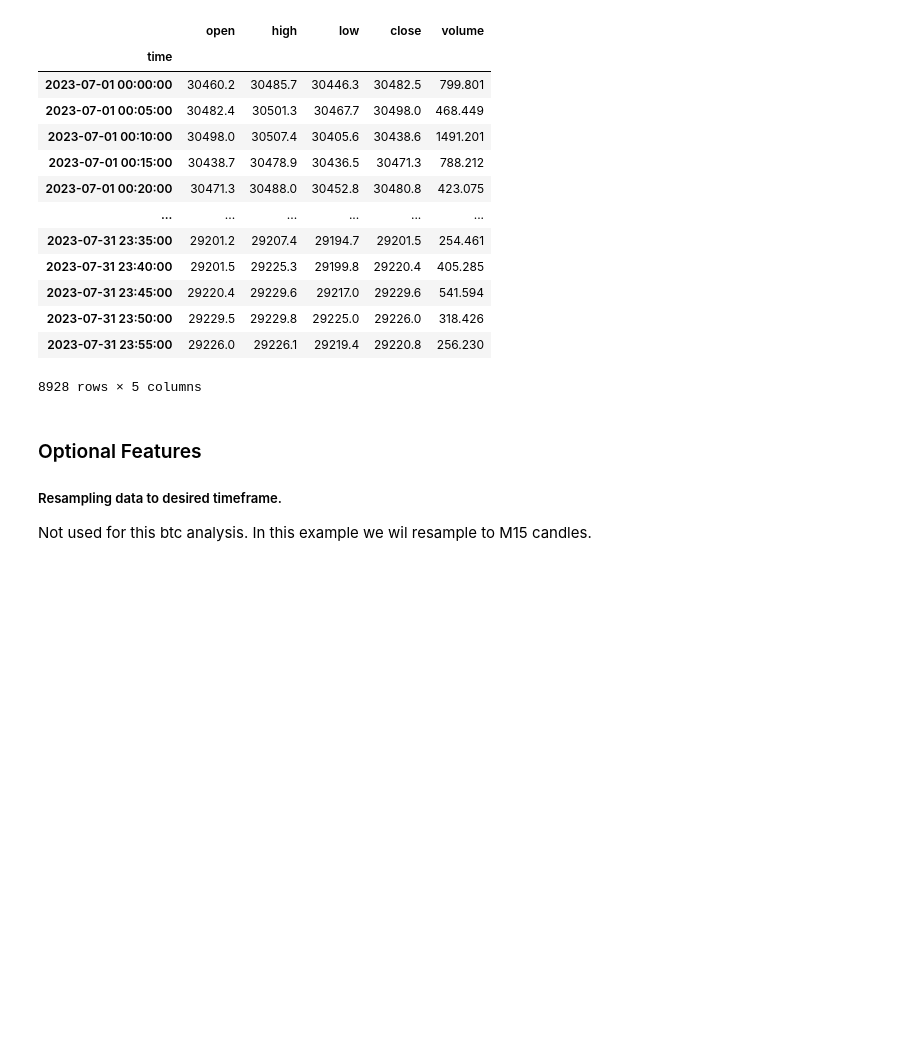
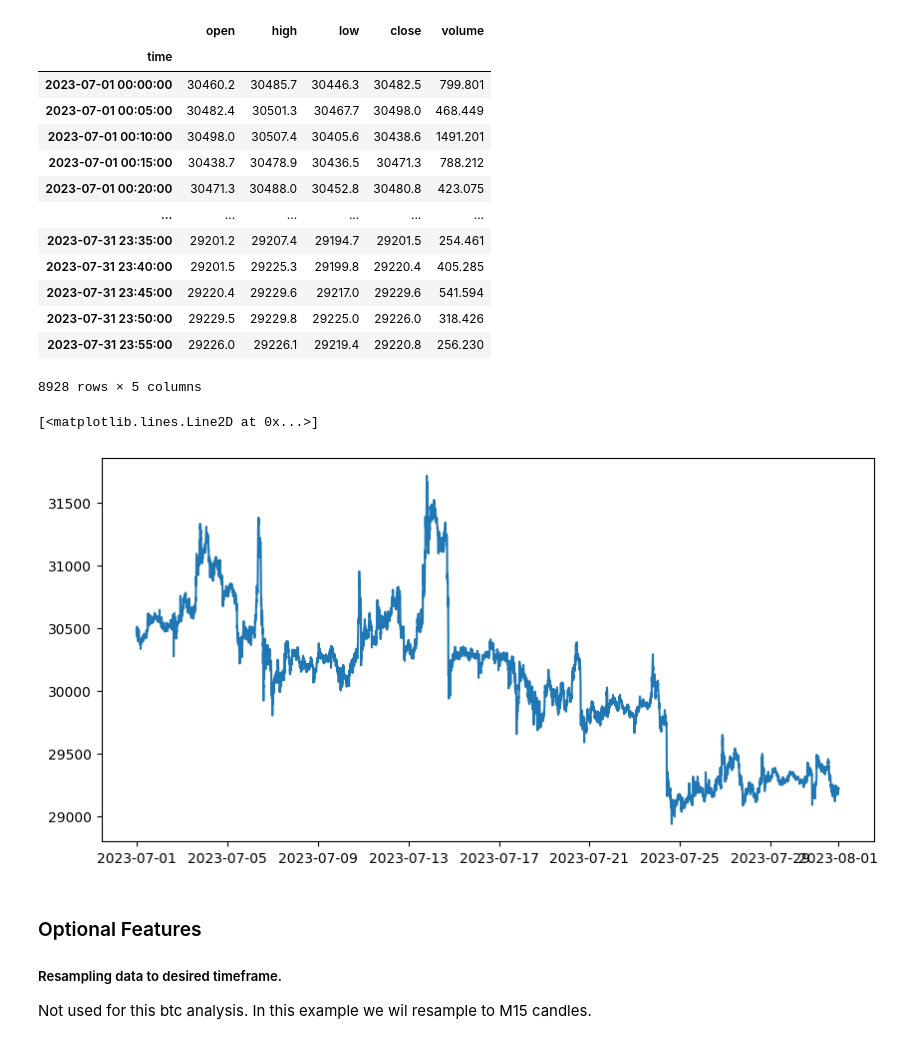
Before and after one commit to eduardogv/backtesting, a Jupyter notebook: FVG.ipynb, the cells around one changed output. Cells and saved outputs as stored; diff of their text form; code cells hidden in the pictures; blank space fills up the shorter version.

```diff
--- a/FVG.ipynb
+++ b/FVG.ipynb
@@ -79,6 +81,12 @@ data_cleaned
 | 2023-07-31 23:50:00 | 29229.5 | 29229.8 | 29225.0 | 29226.0 | 318.426 |
 | 2023-07-31 23:55:00 | 29226.0 | 29226.1 | 29219.4 | 29220.8 | 256.230 |
 8928 rows × 5 columns
+# %%
+plt.figure(figsize=(10,5))
+plt.plot(data_cleaned["close"])
+# %% [output]
+[<matplotlib.lines.Line2D at 0x...>]
+[figure, added]
 # %% [markdown]
 ### Optional Features
 ##### Resampling data to desired timeframe.
```
Also changed, not shown: parts of 2 cells of this notebook, 1 other file.
